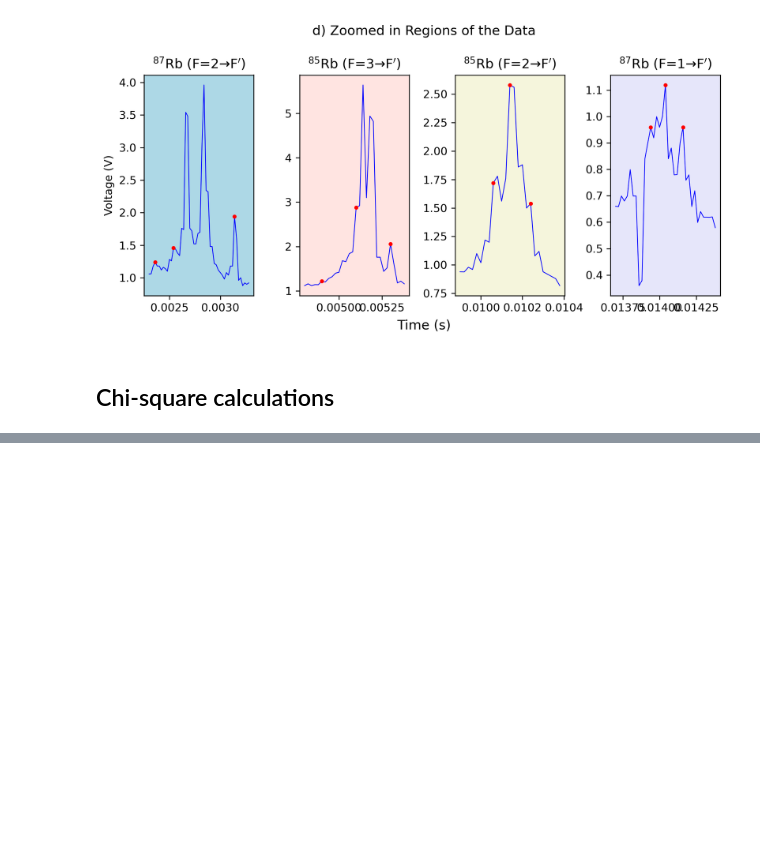
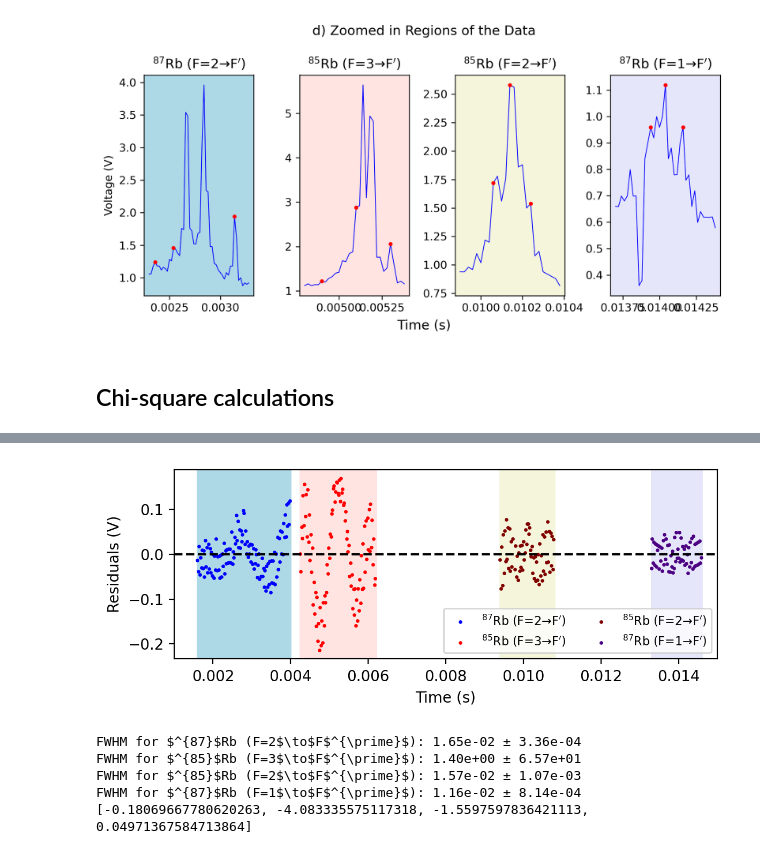
Before and after one commit to orpereira/PHYS469, a Jupyter notebook: saturation_spectroscopy/analysis_final_cleaned.ipynb, the cells around one changed output, grey strips where cells are left out. Cells and saved outputs as stored; diff of their text form; code cells hidden in the pictures; blank space fills up the shorter version.

```diff
--- a/saturation_spectroscopy/analysis_final_cleaned.ipynb
+++ b/saturation_spectroscopy/analysis_final_cleaned.ipynb
@@ -401,0 +449,53 @@ print(np.array(chi_squares)[[0,1,3,4,6,7,9,10]])
+# %%
+plt.figure(figsize=(6,2.5), dpi=200)
+
+# Plot residuals for the fits
+for i,(start,stop) in enumerate(zip(slice_indices[:-1:2], slice_indices[1::2])):
+    # Get data
+    data = data_voltage[start:stop]
+    time = data_time[start:stop]
+    # Get fit voltage
+    fit_voltage = gaussian(time, *fit_dict[f'popt_{i}'])
+    # Get indices where the data isnt 0
+    nonzero_indices = np.where(data != 0)
+    # Calculate % residuals
+    residuals = data[nonzero_indices] - fit_voltage[nonzero_indices]
+    plt.scatter(time[nonzero_indices]*time_multiplier, residuals, label=fit_labels[i], s=2, color=colors[i])
+
+    plt.axvspan(data_time[start]*time_multiplier, data_time[stop]*time_multiplier, color=fill_colors[i], zorder = 0)
+
+# x axis, in seconds
+# start_time = data_time[slice_indices[0]]*time_multiplier
+# stop_time = data_time[slice_indices[-1]]*time_multiplier
+plt.xlim(0.001, 0.015)
+plt.hlines(0, 0.001, 0.015, color='k', linestyle='--')
+
+# Labels
+plt.xlabel('Time (s)')
+plt.ylabel('Residuals (V)')
+# plt.ylim(-50,50)
+plt.legend(loc='lower right', fontsize=8, ncol = 2)
+
+plt.tight_layout()
+# %% [output]
+[figure, added]
+# %%
+# getting FWHM of all fits
+fwhm = [2*np.sqrt(2*np.log(2))*fit_dict[f'popt_{i}'][2] for i in range(int(len(fit_dict)/2))]
+fwhm_err = [2*np.sqrt(2*np.log(2))*fit_dict[f'err_{i}'][2] for i in range(int(len(fit_dict)/2))]
+
+# print for each curve
+for i in range(int(len(fit_dict)/2)):
+    print(f'FWHM for {fit_labels[i]}: {fwhm[i]:.2e} ± {fwhm_err[i]:.2e}')
+
+# chi square of fits
+chi_square = [np.sum((data_voltage[start:stop] - gaussian(data_time[start:stop], *fit_dict[f'popt_{i}']))**2 / gaussian(data_time[start:stop], *fit_dict[f'popt_{i}']))
+              for i,(start,stop) in enumerate(zip(slice_indices[:-1:2], slice_indices[1::2]))]
+
+print(chi_square)
+# %% [output]
+FWHM for $^{87}$Rb (F=2$\to$F$^{\prime}$): 1.65e-02 ± 3.36e-04
+FWHM for $^{85}$Rb (F=3$\to$F$^{\prime}$): 1.40e+00 ± 6.57e+01
+FWHM for $^{85}$Rb (F=2$\to$F$^{\prime}$): 1.57e-02 ± 1.07e-03
+FWHM for $^{87}$Rb (F=1$\to$F$^{\prime}$): 1.16e-02 ± 8.14e-04
+[-0.18069667780620263, -4.083335575117318, -1.5597597836421113, 0.04971367584713864]
```
Also changed, not shown: parts of 8 cells of this notebook, 6 other files.
